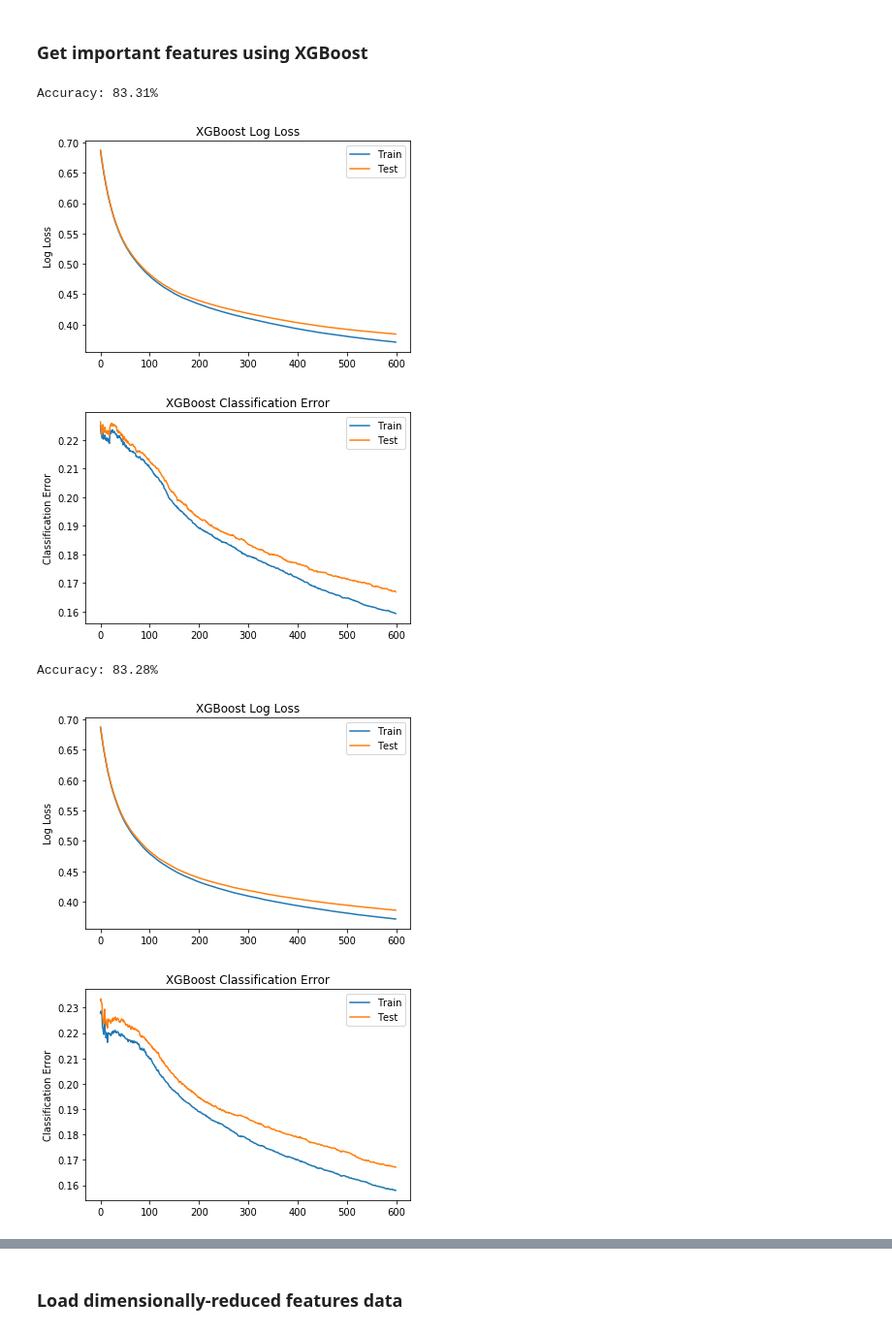
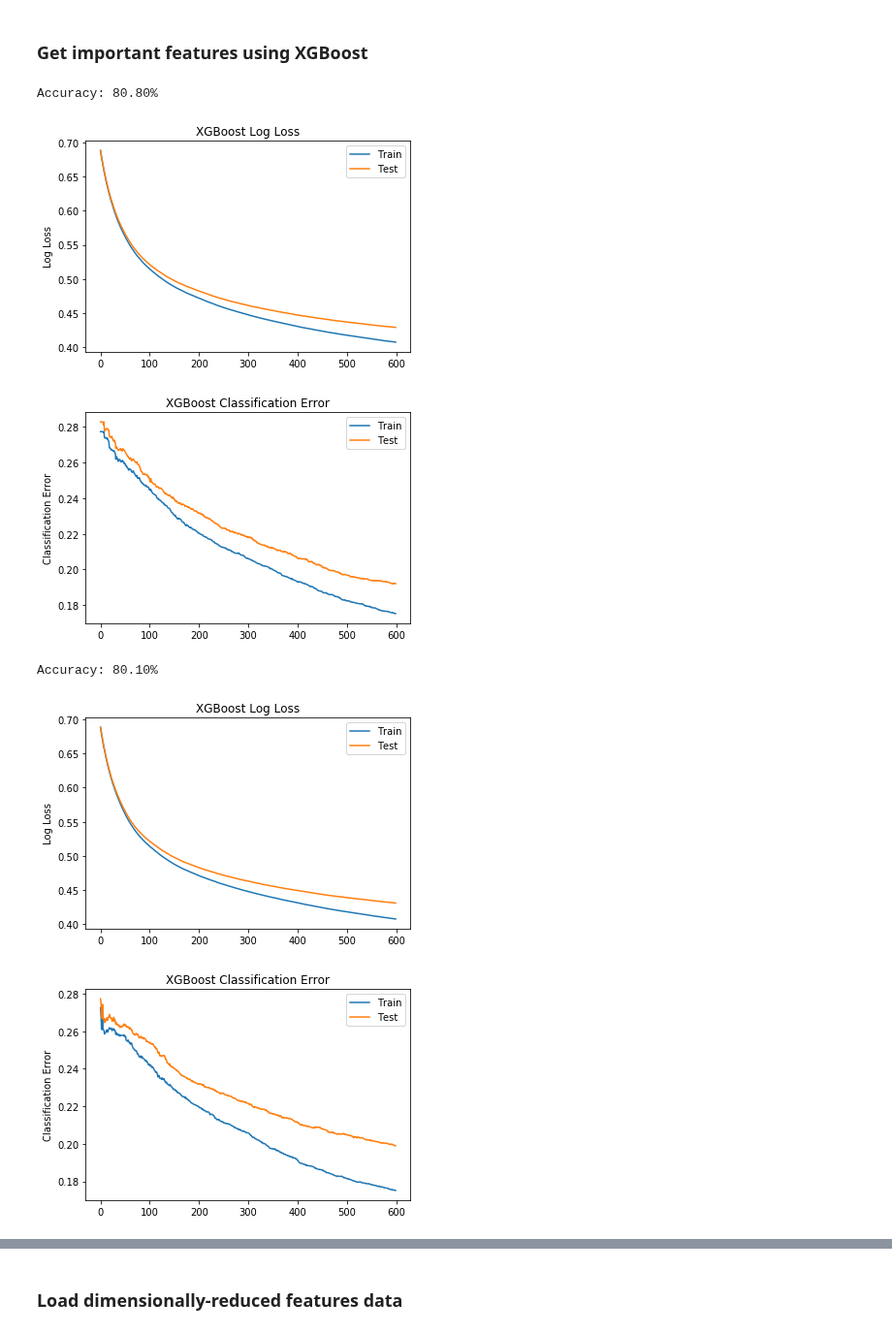
Before and after one commit to BrianDavisMath/FDA-COVID19, a Jupyter notebook: notebooks/greg-dimension-reduction-xgboost.ipynb, the cells around one changed output, grey strips where cells are left out. Shown at 97% size. Saved outputs shown, nothing was run; the diff lists cells and outputs as text; code cells hidden in the pictures.

Commit message:
results for sample_activity_score > 0.2

```diff
--- a/notebooks/greg-dimension-reduction-xgboost.ipynb
+++ b/notebooks/greg-dimension-reduction-xgboost.ipynb
@@ -514,6 +513,6 @@ print('rows: {:,}, columns: {:,}'.format(len(df_features), len(df_features.colum
 # %% [output]
 rows: 163,926, columns: 17,077
 # %%
-df_features_sampled = df_features[df_features['sample_activity_score'] > 0.1]
+df_features_sampled = df_features[df_features['sample_activity_score'] > 0.2]
 df_features_sampled.shape
 # %% [output]
@@ -545,37 +544,37 @@ X = df_features.drop(['activity', 'cid', 'pid', 'sample_activity_score'], axis=1
 X.columns = list(range(0, len(X.columns)))
 
 # train
 xgb1 = train()
 xgb2 = train(random_state=7)
 
 # get features
 xgb1_features = get_features(xgb1)
 print('number of most important features: {:,}'.format(len(xgb1_features)))
 
 xgb2_features = get_features(xgb2)
 print('number of most important features: {:,}'.format(len(xgb2_features)))
 
 # compare features
 common_features = set(xgb1_features).intersection(set(xgb2_features))
 print('number of important features in common: {:,}'.format(len(common_features)))
 
 # save dataset
 top_feature_cols = df_features.drop(['activity', 'cid', 'pid'], axis=1).columns.values[xgb1_features]
 features = ['activity', 'cid', 'pid'] + list(top_feature_cols)
 df_to_save = df_features[features]
 print(df_to_save.shape)
 print(df_to_save.head())
 
-store = pd.HDFStore(data_loc + 'xgboost_features2_data.h5')
+store = pd.HDFStore(data_loc + 'xgboost_features3_data.h5')
 store['df'] = df_to_save
 store.close()
 
 del df_features
 df_features = df_to_save
 # %% [output]
-Accuracy: 83.31%
+Accuracy: 80.80%
-[figure, old version]
+[figure, new version]
-[figure, old version]
+[figure, new version]
-Accuracy: 83.28%
+Accuracy: 80.10%
-[figure, old version]
+[figure, new version]
-[figure, old version]
+[figure, new version]
```
Also changed, not shown: parts of 14 cells of this notebook.
